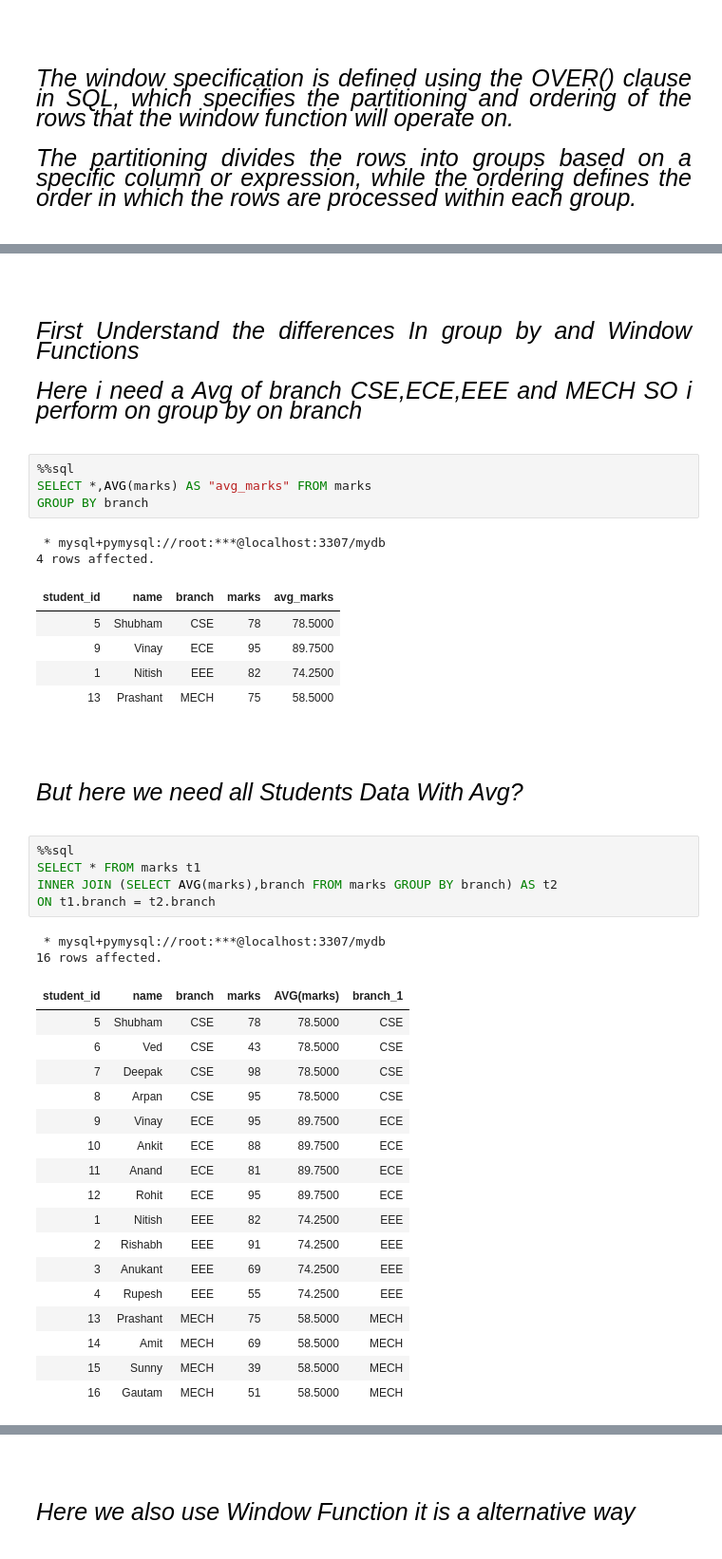
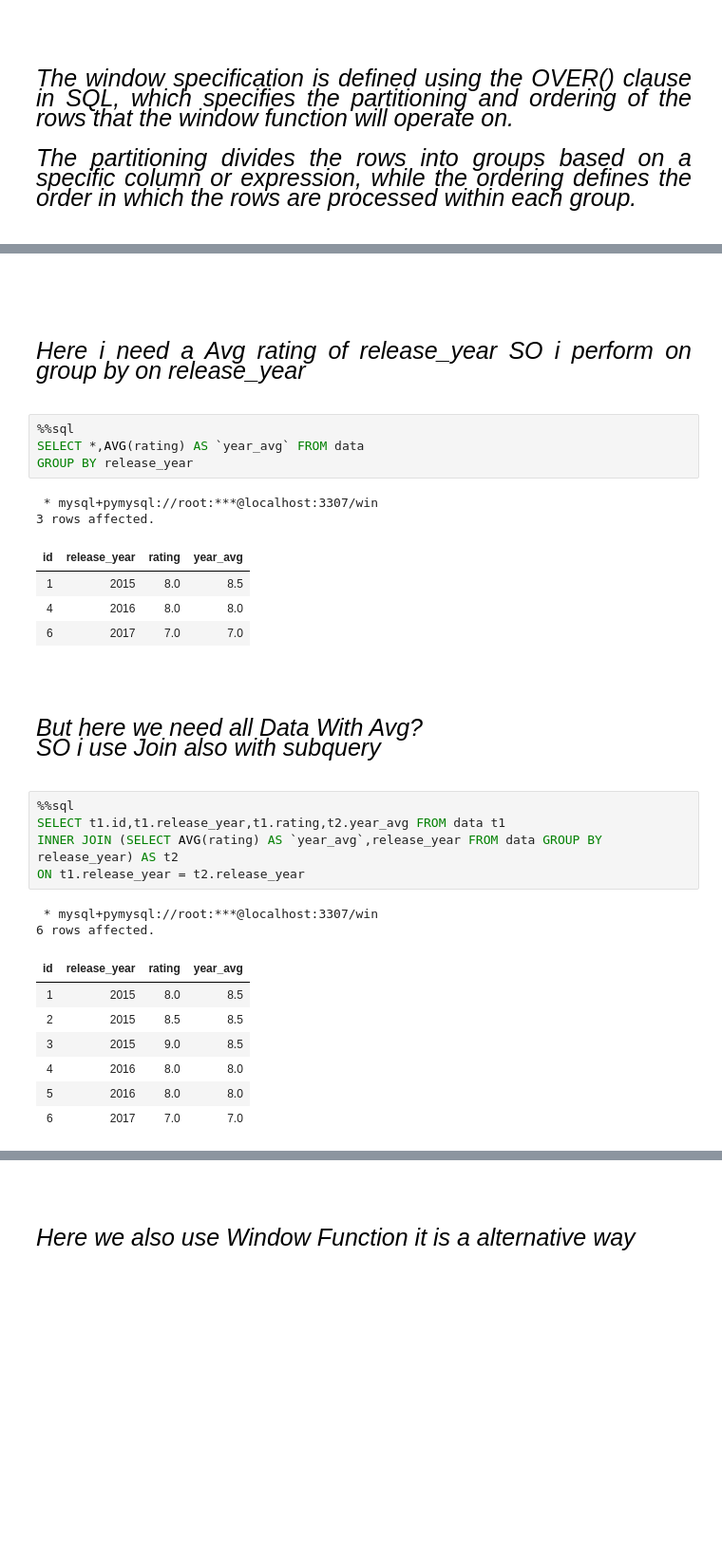
Before and after one commit to Mubeen-Ahmad/python_11, a Jupyter notebook: sql/window_functions.ipynb, the cells around one changed output, grey strips where cells are left out. Shown at 95% size. Cells and saved outputs as stored; diff of their text form; blank space fills up the shorter version.

```diff
--- a/sql/window_functions.ipynb
+++ b/sql/window_functions.ipynb
@@ -41,43 +31,32 @@ SELECT * FROM marks
 # %% [markdown]
 <br><br>
-<div style="text-align:justify; color:black; font-size:25px; font-family:Sans-serif; font-style: oblique; text-shadow: 0 0 3px white, 0 0 1px black;">First Understand the differences In group by and Window Functions<br><br> Here i need a Avg of branch CSE,ECE,EEE and MECH SO i perform on group by on branch</div><br>
+<div style="text-align:justify; color:black; font-size:25px; font-family:Sans-serif; font-style: oblique; text-shadow: 0 0 3px white, 0 0 1px black;"><br> Here i need a Avg rating of release_year SO i perform on group by on release_year</div><br>
 # %%
 %%sql
-SELECT *,AVG(marks) AS "avg_marks" FROM marks
-GROUP BY branch
+SELECT *,AVG(rating) AS `year_avg` FROM data
+GROUP BY release_year
 # %% [output]
- * mysql+pymysql://root:***@localhost:3307/mydb
-4 rows affected.
+ * mysql+pymysql://root:***@localhost:3307/win
+3 rows affected.
-| student_id | name | branch | marks | avg_marks |
-| 5 | Shubham | CSE | 78 | 78.5000 |
-| 9 | Vinay | ECE | 95 | 89.7500 |
-| 1 | Nitish | EEE | 82 | 74.2500 |
-| 13 | Prashant | MECH | 75 | 58.5000 |
+| id | release_year | rating | year_avg |
+| 1 | 2015 | 8.0 | 8.5 |
+| 4 | 2016 | 8.0 | 8.0 |
+| 6 | 2017 | 7.0 | 7.0 |
 # %% [markdown]
 <br><br>
-<div style="text-align:justify; color:black; font-size:25px; font-family:Sans-serif; font-style: oblique; text-shadow: 0 0 3px white, 0 0 1px black;">But here we need all Students Data With Avg? </div><br>
+<div style="text-align:justify; color:black; font-size:25px; font-family:Sans-serif; font-style: oblique; text-shadow: 0 0 3px white, 0 0 1px black;">But here we need all Data With Avg? <br> SO i use Join also with subquery</div><br>
 # %%
 %%sql
-SELECT * FROM marks t1
-INNER JOIN (SELECT AVG(marks),branch FROM marks GROUP BY branch) AS t2
-ON t1.branch = t2.branch
+SELECT t1.id,t1.release_year,t1.rating,t2.year_avg FROM data t1
+INNER JOIN (SELECT AVG(rating) AS `year_avg`,release_year FROM data GROUP BY release_year) AS t2
+ON t1.release_year = t2.release_year
 # %% [output]
- * mysql+pymysql://root:***@localhost:3307/mydb
-16 rows affected.
+ * mysql+pymysql://root:***@localhost:3307/win
+6 rows affected.
-| student_id | name | branch | marks | AVG(marks) | branch_1 |
-| 5 | Shubham | CSE | 78 | 78.5000 | CSE |
-| 6 | Ved | CSE | 43 | 78.5000 | CSE |
-| 7 | Deepak | CSE | 98 | 78.5000 | CSE |
-| 8 | Arpan | CSE | 95 | 78.5000 | CSE |
-| 9 | Vinay | ECE | 95 | 89.7500 | ECE |
-| 10 | Ankit | ECE | 88 | 89.7500 | ECE |
-| 11 | Anand | ECE | 81 | 89.7500 | ECE |
-| 12 | Rohit | ECE | 95 | 89.7500 | ECE |
-| 1 | Nitish | EEE | 82 | 74.2500 | EEE |
-| 2 | Rishabh | EEE | 91 | 74.2500 | EEE |
-| 3 | Anukant | EEE | 69 | 74.2500 | EEE |
-| 4 | Rupesh | EEE | 55 | 74.2500 | EEE |
-| 13 | Prashant | MECH | 75 | 58.5000 | MECH |
-| 14 | Amit | MECH | 69 | 58.5000 | MECH |
-| 15 | Sunny | MECH | 39 | 58.5000 | MECH |
-| 16 | Gautam | MECH | 51 | 58.5000 | MECH |
+| id | release_year | rating | year_avg |
+| 1 | 2015 | 8.0 | 8.5 |
+| 2 | 2015 | 8.5 | 8.5 |
+| 3 | 2015 | 9.0 | 8.5 |
+| 4 | 2016 | 8.0 | 8.0 |
+| 5 | 2016 | 8.0 | 8.0 |
+| 6 | 2017 | 7.0 | 7.0 |
```
Also changed, not shown: parts of 10 cells of this notebook, 9 other files.
